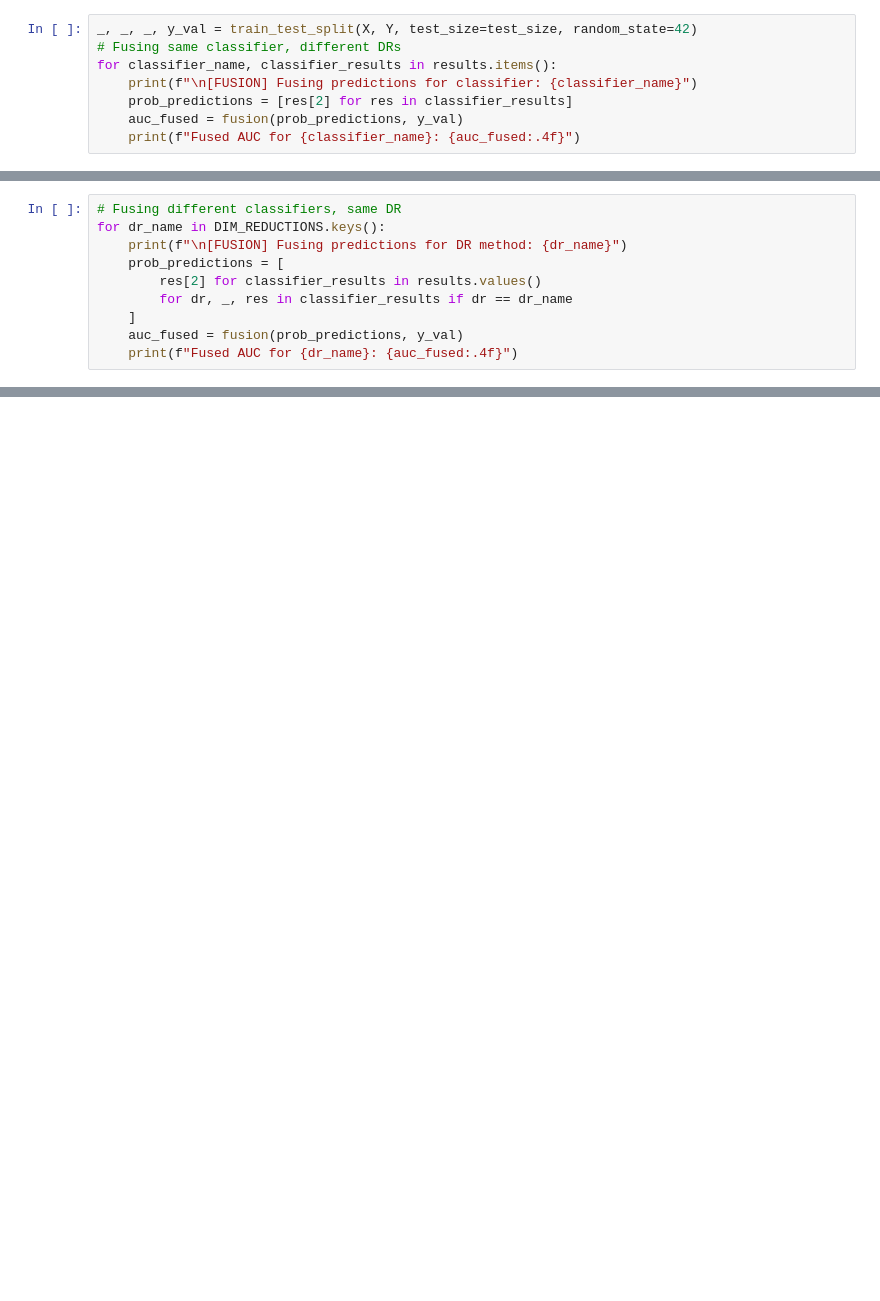
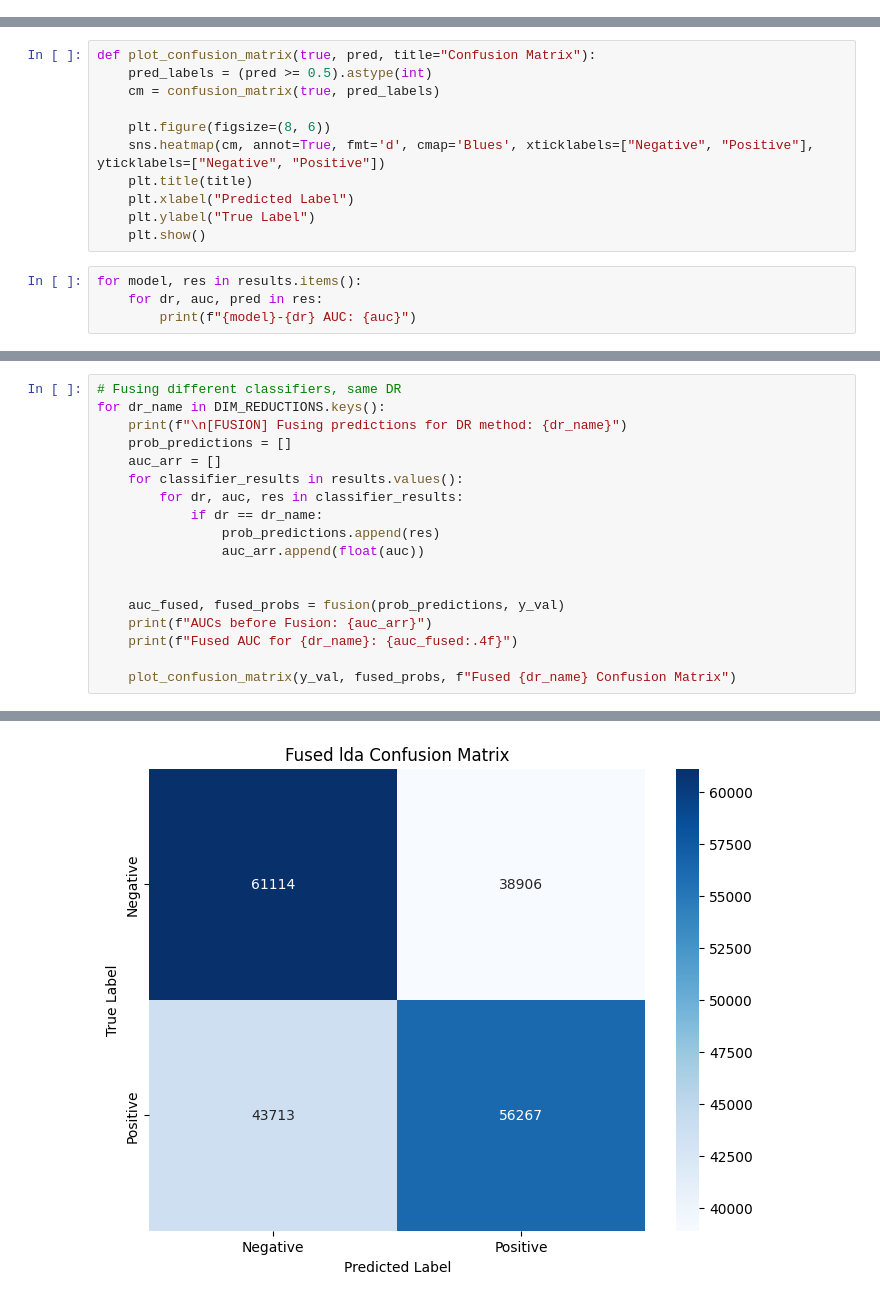
Before and after one commit to nevetsosu/522Project, a Jupyter notebook: fuse_all.ipynb, the cells around one changed output, grey strips where cells are left out. Drawn from its saved outputs; the diff is of its cells as text; blank space fills up the shorter version.

Commit message:
more fusion and plotting work

```diff
--- a/fuse_all.ipynb
+++ b/fuse_all.ipynb
@@ -55,8 +146,0 @@ results = get_predictions(X, Y, test_size, DIM_REDUCTIONS, PROCESSORS)
-# %%
-_, _, _, y_val = train_test_split(X, Y, test_size=test_size, random_state=42)
-# Fusing same classifier, different DRs
-for classifier_name, classifier_results in results.items():
-    print(f"\n[FUSION] Fusing predictions for classifier: {classifier_name}")
-    prob_predictions = [res[2] for res in classifier_results]
-    auc_fused = fusion(prob_predictions, y_val)
-    print(f"Fused AUC for {classifier_name}: {auc_fused:.4f}")
@@ -62,0 +167,15 @@ for classifier_name, classifier_results in results.items():
+# %%
+def plot_confusion_matrix(true, pred, title="Confusion Matrix"):
+    pred_labels = (pred >= 0.5).astype(int)
+    cm = confusion_matrix(true, pred_labels)
+
+    plt.figure(figsize=(8, 6))
+    sns.heatmap(cm, annot=True, fmt='d', cmap='Blues', xticklabels=["Negative", "Positive"], yticklabels=["Negative", "Positive"])
+    plt.title(title)
+    plt.xlabel("Predicted Label")
+    plt.ylabel("True Label")
+    plt.show()
+# %%
+for model, res in results.items():
+    for dr, auc, pred in res:
+        print(f"{model}-{dr} AUC: {auc}")
@@ -64,9 +201,18 @@ for classifier_name, classifier_results in results.items():
 # Fusing different classifiers, same DR
 for dr_name in DIM_REDUCTIONS.keys():
     print(f"\n[FUSION] Fusing predictions for DR method: {dr_name}")
-    prob_predictions = [
-        res[2] for classifier_results in results.values()
-        for dr, _, res in classifier_results if dr == dr_name
-    ]
-    auc_fused = fusion(prob_predictions, y_val)
+    prob_predictions = []
+    auc_arr = []
+    for classifier_results in results.values():
+        for dr, auc, res in classifier_results:
+            if dr == dr_name:
+                prob_predictions.append(res)
+                auc_arr.append(float(auc))
+
+
+    auc_fused, fused_probs = fusion(prob_predictions, y_val)
+    print(f"AUCs before Fusion: {auc_arr}")
     print(f"Fused AUC for {dr_name}: {auc_fused:.4f}")
+
+    plot_confusion_matrix(y_val, fused_probs, f"Fused {dr_name} Confusion Matrix")
+# %% [output]
@@ -72,0 +223 @@ for dr_name in DIM_REDUCTIONS.keys():
+[figure, added]
```
Also changed, not shown: parts of 10 cells of this notebook, 2 other files.
